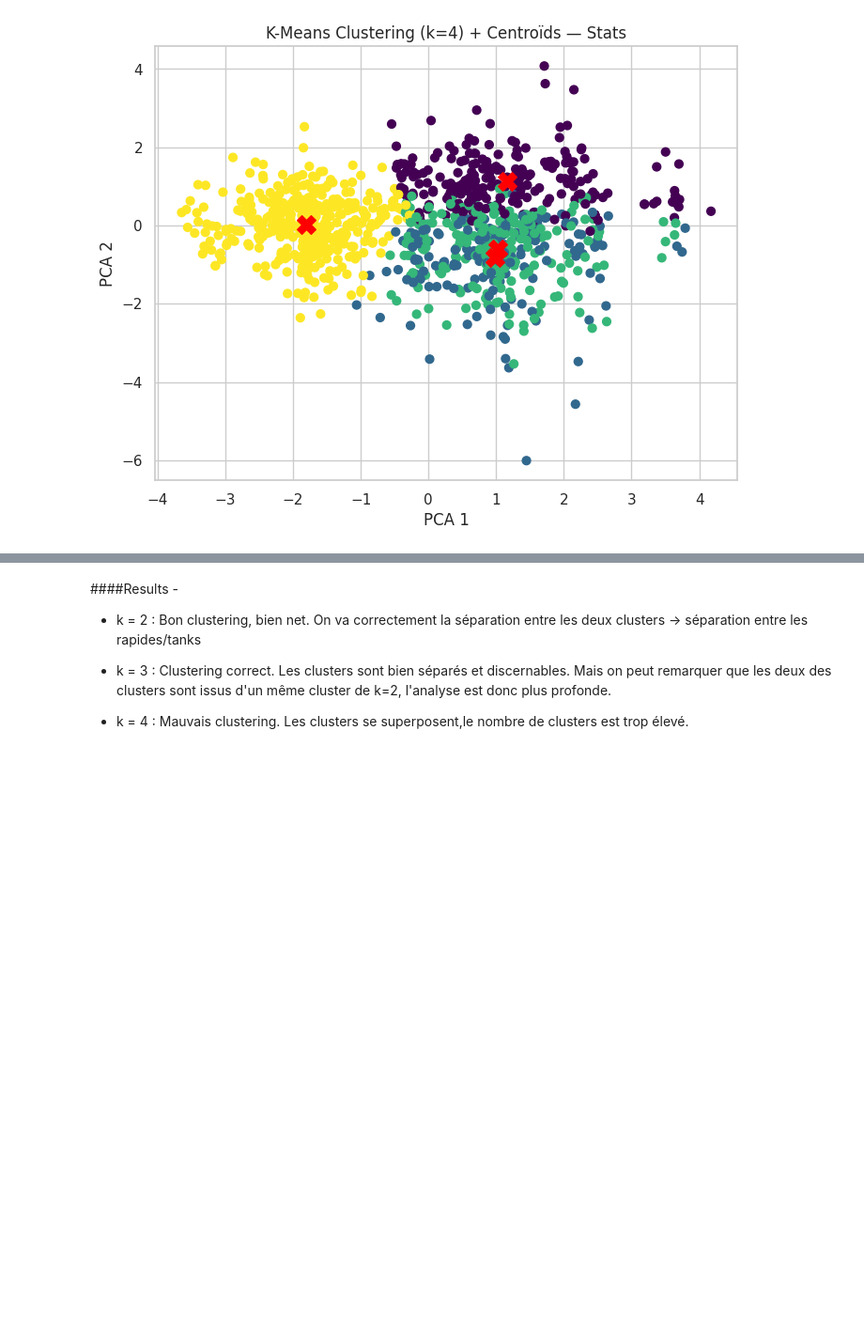
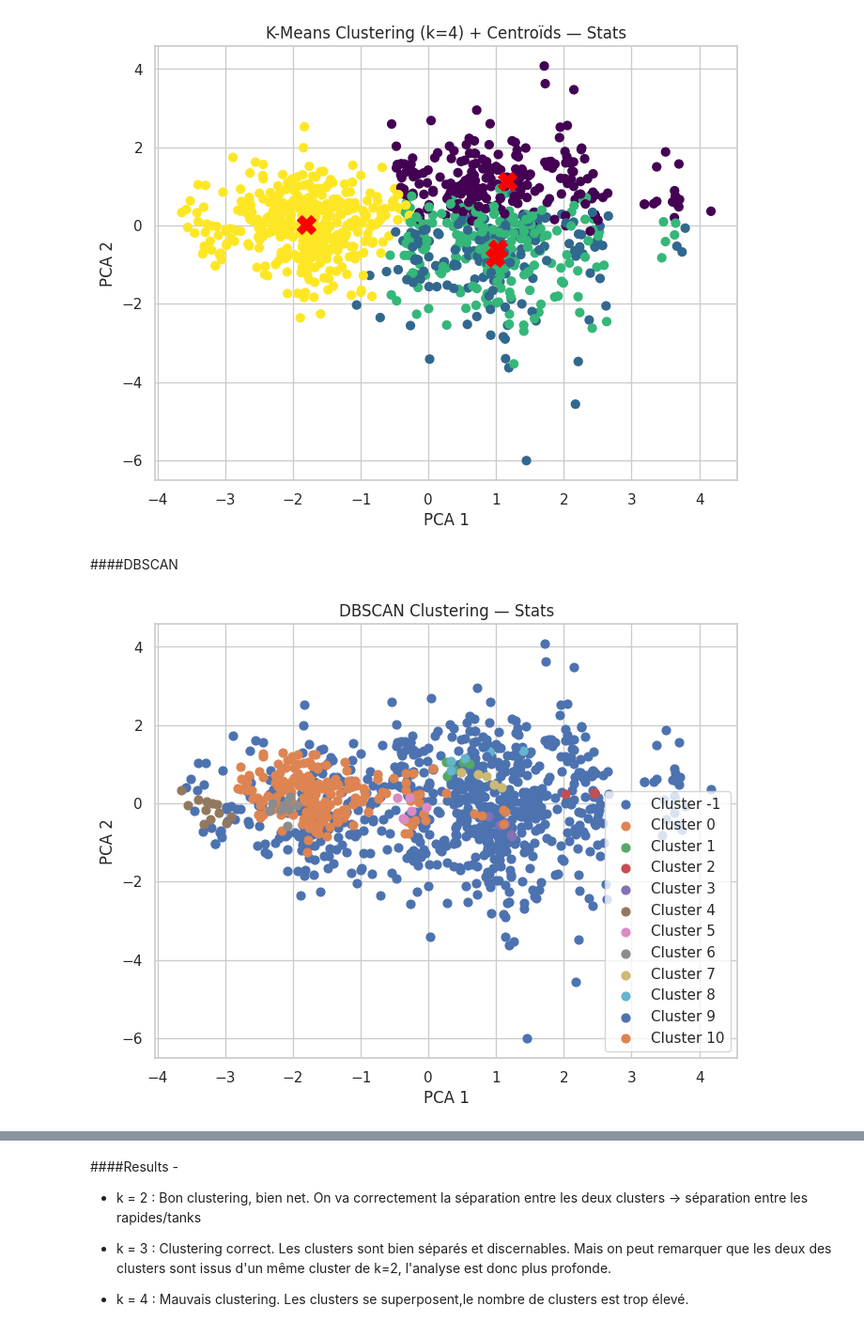
Before and after one commit to NathanaelLUCETTE/projet_ML, a Jupyter notebook: pokemon_clustering_project.ipynb, the cells around one changed output, grey strips where cells are left out. Shown at 94% size. Cells and saved outputs as stored; diff of their text form; code cells hidden in the pictures; blank space fills up the shorter version.

```diff
--- a/pokemon_clustering_project.ipynb
+++ b/pokemon_clustering_project.ipynb
@@ -680,0 +616,29 @@ def run_kmeans(data_scaled, k, title=""):
+# %%
+from sklearn.cluster import DBSCAN
+from sklearn.decomposition import PCA
+import matplotlib.pyplot as plt
+import numpy as np
+
+def run_dbscan(data_scaled, eps=0.5, min_samples=5, title=""):
+    db = DBSCAN(eps=eps, min_samples=min_samples)
+    labels = db.fit_predict(data_scaled)
+
+    # PCA
+    pca = PCA(n_components=2)
+    reduced = pca.fit_transform(data_scaled)
+
+    # Plot
+    plt.figure(figsize=(8,6))
+    unique_labels = np.unique(labels)
+    for lab in unique_labels:
+        mask = labels == lab
+        plt.scatter(reduced[mask,0], reduced[mask,1], s=40, label=f"Cluster {lab}")
+
+    plt.title(f"DBSCAN Clustering — {title}")
+    plt.xlabel("PCA 1")
+    plt.ylabel("PCA 2")
+    plt.legend()
+    plt.grid(True)
+    plt.show()
+
+    return labels
@@ -688,3 +679,9 @@ labels_stats_4 = run_kmeans(df_stats_scaled, 4, title="Stats")
 [figure]
 [figure]
 [figure]
+# %% [markdown]
+####DBSCAN
+# %%
+labels_stats_2 = run_dbscan(df_stats_scaled, eps = 0.6, min_samples=5, title="Stats")
+# %% [output]
+[figure, added]
```
Also changed, not shown: parts of 37 cells of this notebook.
